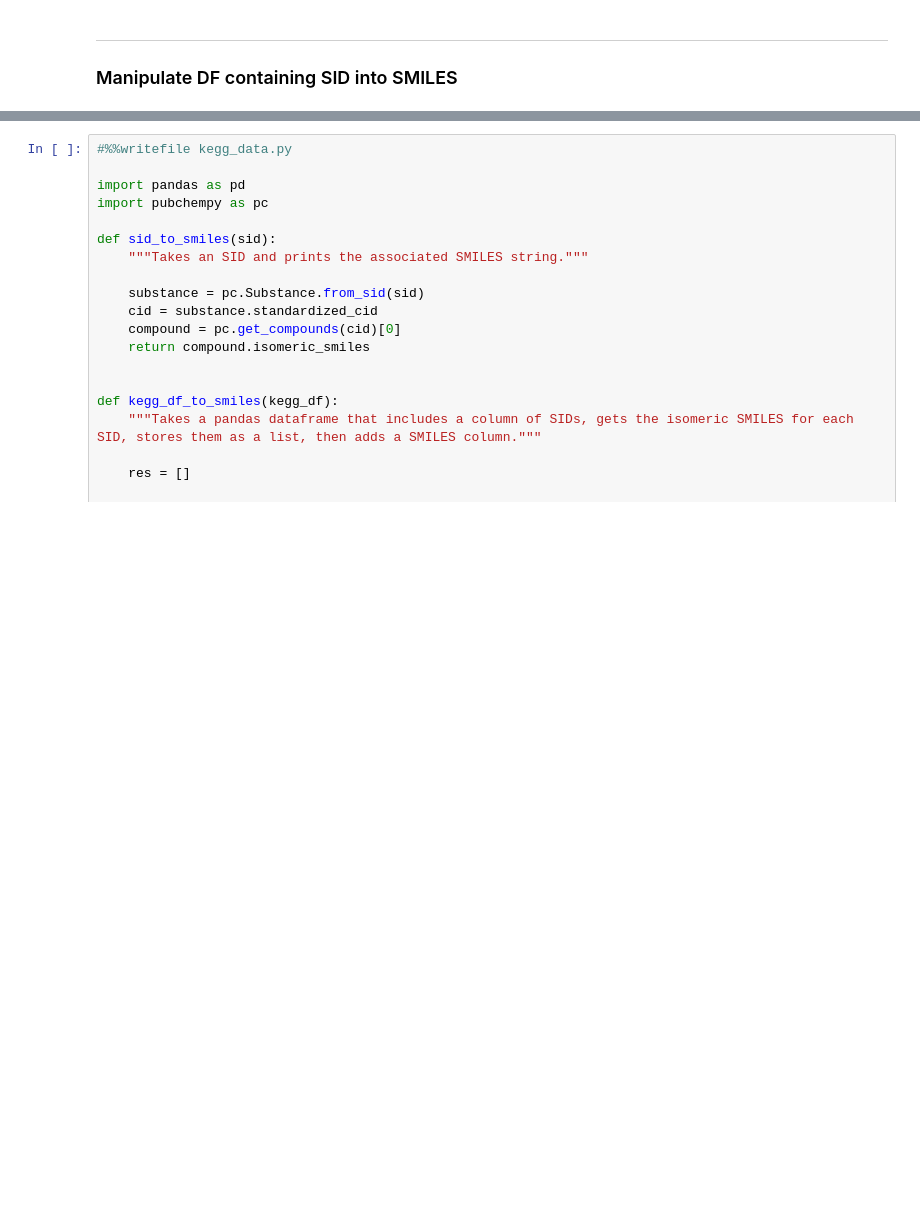
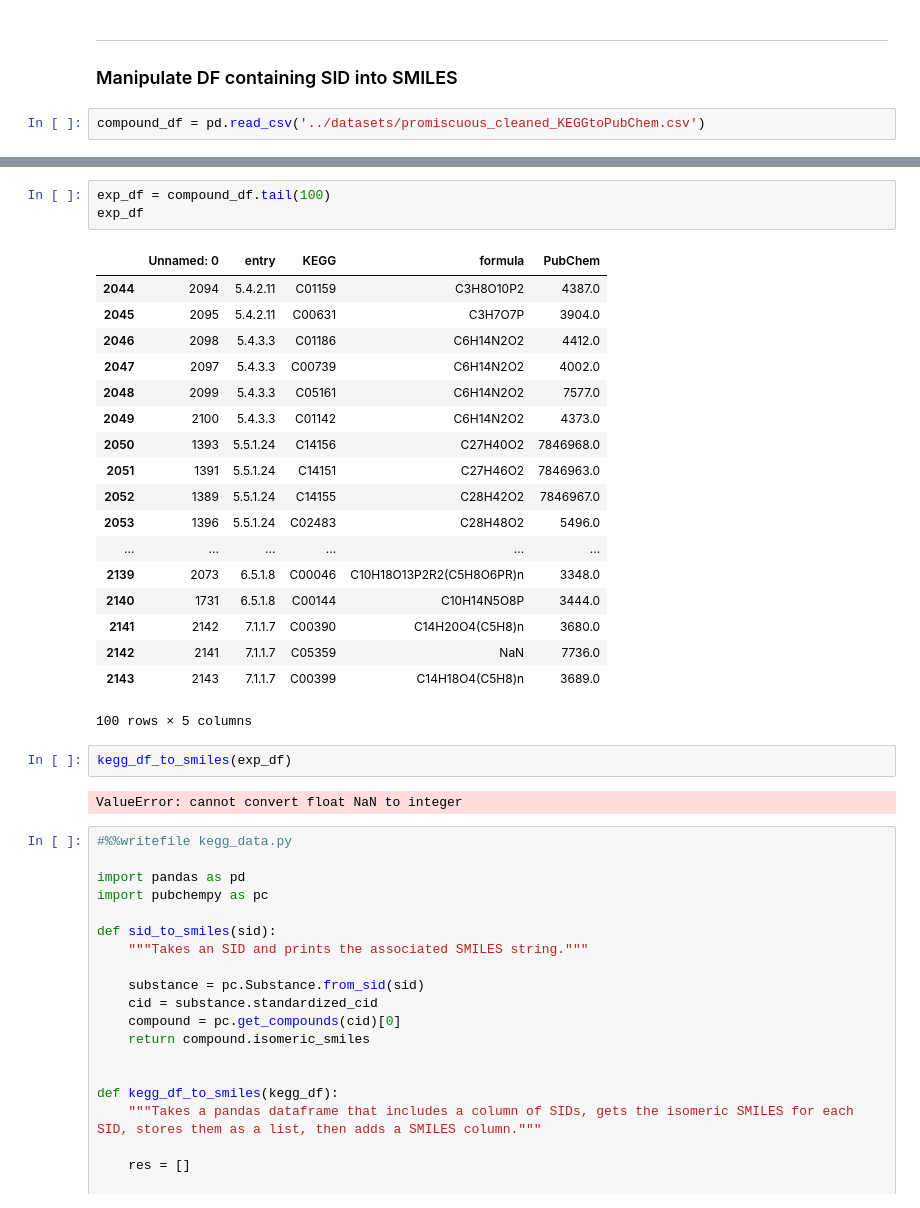
Before and after one commit to theicechol/metamoles, a Jupyter notebook: notebooks/Pubchem2SMILES.ipynb, the cells around one changed output, grey strips where cells are left out. Drawn from its saved outputs; the diff is of its cells as text; blank space fills up the shorter version.

```diff
--- a/notebooks/Pubchem2SMILES.ipynb
+++ b/notebooks/Pubchem2SMILES.ipynb
@@ -89,3 +99,5 @@ C1=CSC=C1
 __________________
 
 ### Manipulate DF containing SID into SMILES
+# %%
+compound_df = pd.read_csv('../datasets/promiscuous_cleaned_KEGGtoPubChem.csv')
@@ -105,3 +196,29 @@ devo_df
+# %%
+exp_df = compound_df.tail(100)
+exp_df
+# %% [output]
+|  | Unnamed: 0 | entry | KEGG | formula | PubChem |
+| 2044 | 2094 | 5.4.2.11 | C01159 | C3H8O10P2 | 4387.0 |
+| 2045 | 2095 | 5.4.2.11 | C00631 | C3H7O7P | 3904.0 |
+| 2046 | 2098 | 5.4.3.3 | C01186 | C6H14N2O2 | 4412.0 |
+| 2047 | 2097 | 5.4.3.3 | C00739 | C6H14N2O2 | 4002.0 |
+| 2048 | 2099 | 5.4.3.3 | C05161 | C6H14N2O2 | 7577.0 |
+| 2049 | 2100 | 5.4.3.3 | C01142 | C6H14N2O2 | 4373.0 |
+| 2050 | 1393 | 5.5.1.24 | C14156 | C27H40O2 | 7846968.0 |
+| 2051 | 1391 | 5.5.1.24 | C14151 | C27H46O2 | 7846963.0 |
+| 2052 | 1389 | 5.5.1.24 | C14155 | C28H42O2 | 7846967.0 |
+| 2053 | 1396 | 5.5.1.24 | C02483 | C28H48O2 | 5496.0 |
+| ... | ... | ... | ... | ... | ... |
+| 2139 | 2073 | 6.5.1.8 | C00046 | C10H18O13P2R2(C5H8O6PR)n | 3348.0 |
+| 2140 | 1731 | 6.5.1.8 | C00144 | C10H14N5O8P | 3444.0 |
+| 2141 | 2142 | 7.1.1.7 | C00390 | C14H20O4(C5H8)n | 3680.0 |
+| 2142 | 2141 | 7.1.1.7 | C05359 | NaN | 7736.0 |
+| 2143 | 2143 | 7.1.1.7 | C00399 | C14H18O4(C5H8)n | 3689.0 |
+100 rows × 5 columns
+# %%
+kegg_df_to_smiles(exp_df)
+# %% [output]
+ValueError: cannot convert float NaN to integer
 # %%
 #%%writefile kegg_data.py
 
```
Also changed, not shown: parts of 9 cells of this notebook.
